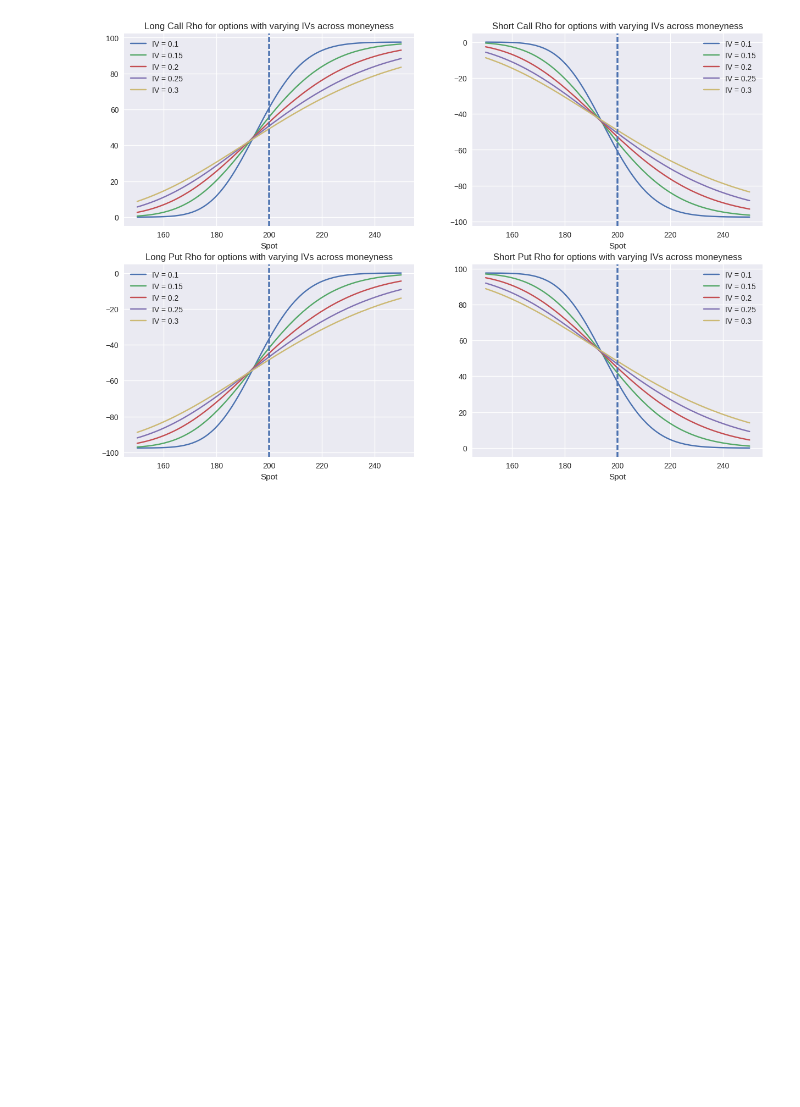
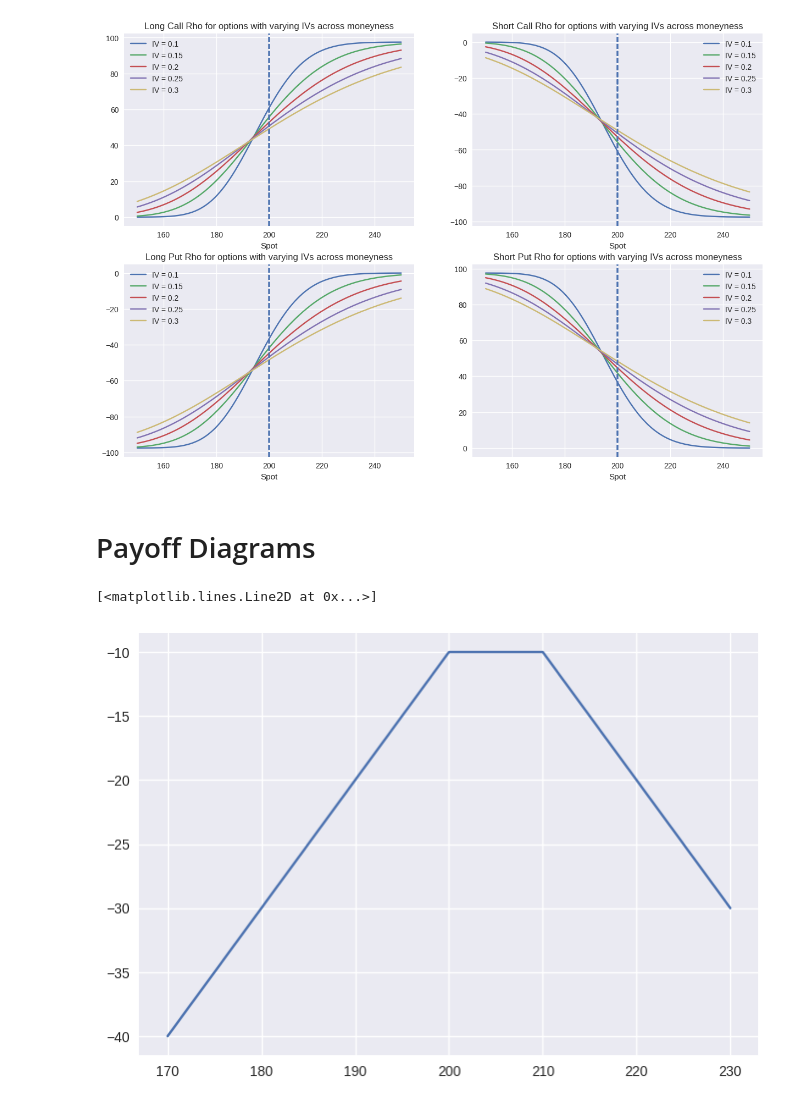
Before and after one commit to ed-churchill/implied-order-book, a Jupyter notebook: black-scholes-modelling.ipynb, the cells around one changed output. Drawn from its saved outputs; the diff is of its cells as text; code cells hidden in the pictures; blank space fills up the shorter version.

Commit message:
Add expiry payoff functionality

```diff
--- a/black-scholes-modelling.ipynb
+++ b/black-scholes-modelling.ipynb
@@ -1308,3 +1272,16 @@ for i, option_type in enumerate(option_types):
 # TODO LATER
 # Payoff diagrams for vol plays
 # Add other Greeks over time
+# %% [markdown]
+# Payoff Diagrams
+# %%
+payoff = bsm.position_payoff(
+    spots=np.linspace(170, 230, 1000),
+    option_types=['Call', 'Put'],
+    positions=['Short', 'Short'],
+    strikes=[200, 210]
+)
+plt.plot(np.linspace(170, 230, 1000), payoff)
+# %% [output]
+[<matplotlib.lines.Line2D at 0x...>]
+[figure, added]
```
Also changed, not shown: parts of 5 cells of this notebook.
